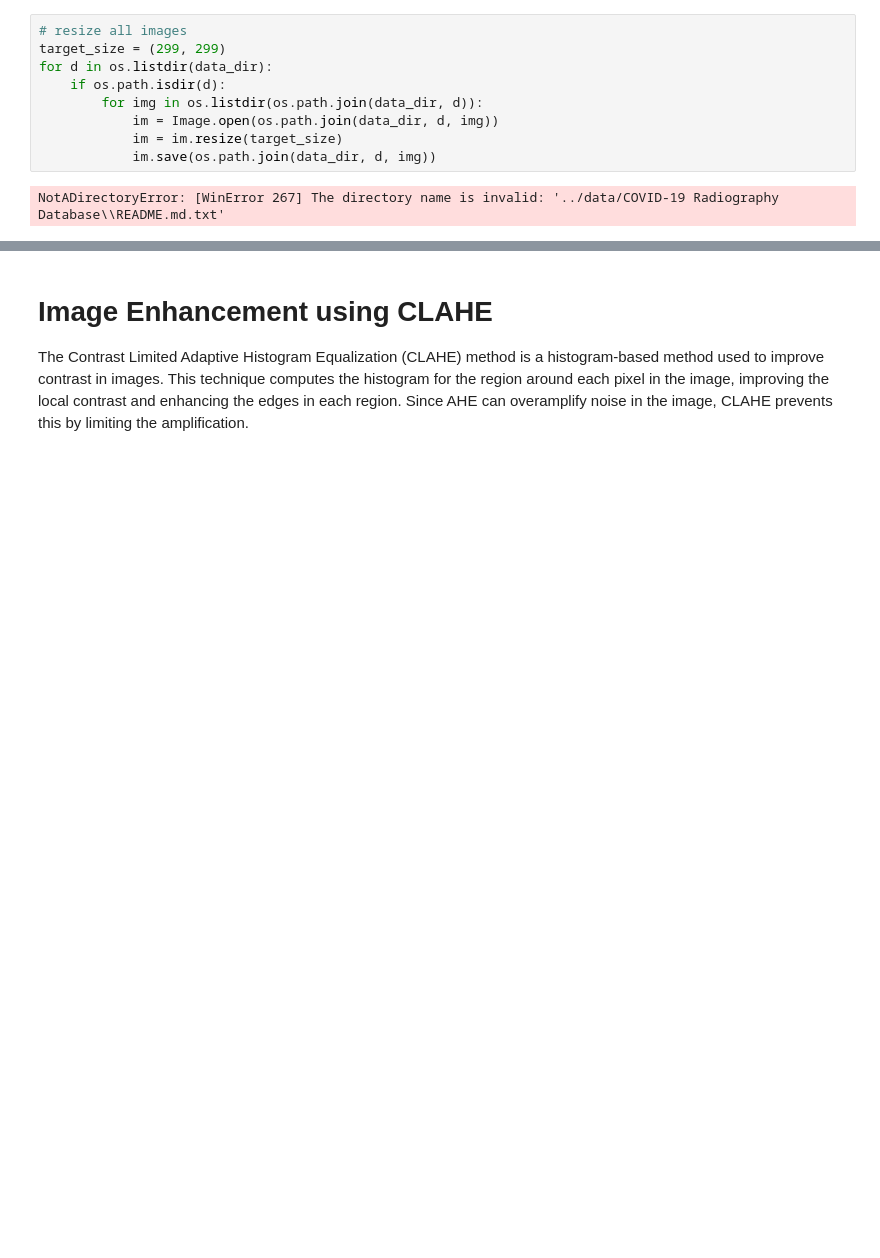
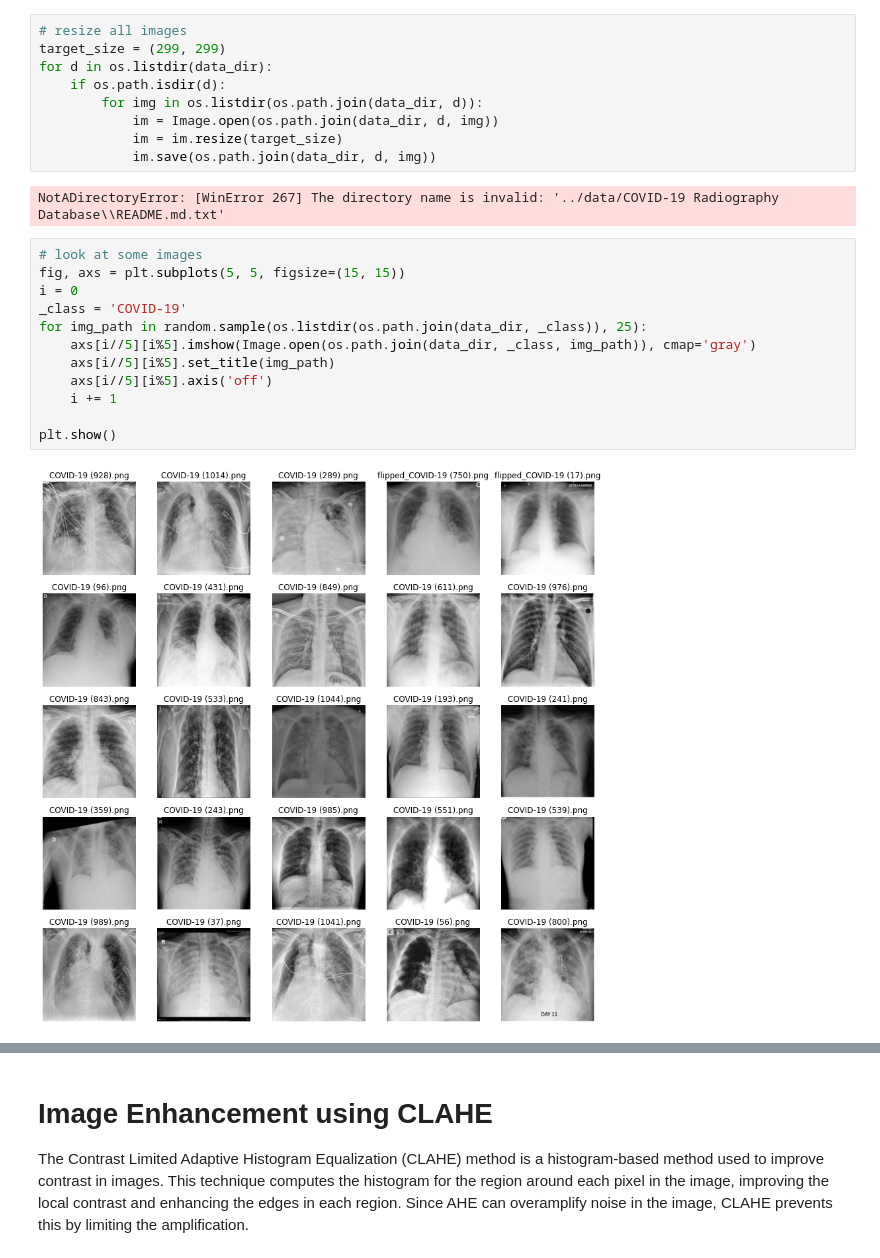
Before and after one commit to zhiqin1998/covid19-detection, a Jupyter notebook: notebooks/1. DataPreparation.ipynb, the cells around one changed output, grey strips where cells are left out. Cells and saved outputs as stored; diff of their text form; blank space fills up the shorter version.

```diff
--- a/notebooks/1. DataPreparation.ipynb
+++ b/notebooks/1. DataPreparation.ipynb
@@ -53,3 +53,17 @@ for d in os.listdir(data_dir):
             im.save(os.path.join(data_dir, d, img))
 # %% [output]
 NotADirectoryError: [WinError 267] The directory name is invalid: '../data/COVID-19 Radiography Database\\README.md.txt'
+# %%
+# look at some images
+fig, axs = plt.subplots(5, 5, figsize=(15, 15))
+i = 0
+_class = 'COVID-19'
+for img_path in random.sample(os.listdir(os.path.join(data_dir, _class)), 25):
+    axs[i//5][i%5].imshow(Image.open(os.path.join(data_dir, _class, img_path)), cmap='gray')
+    axs[i//5][i%5].set_title(img_path)
+    axs[i//5][i%5].axis('off')
+    i += 1
+
+plt.show()
+# %% [output]
+[figure, added]
```
Also changed, not shown: parts of 6 cells of this notebook, 3 other files.
